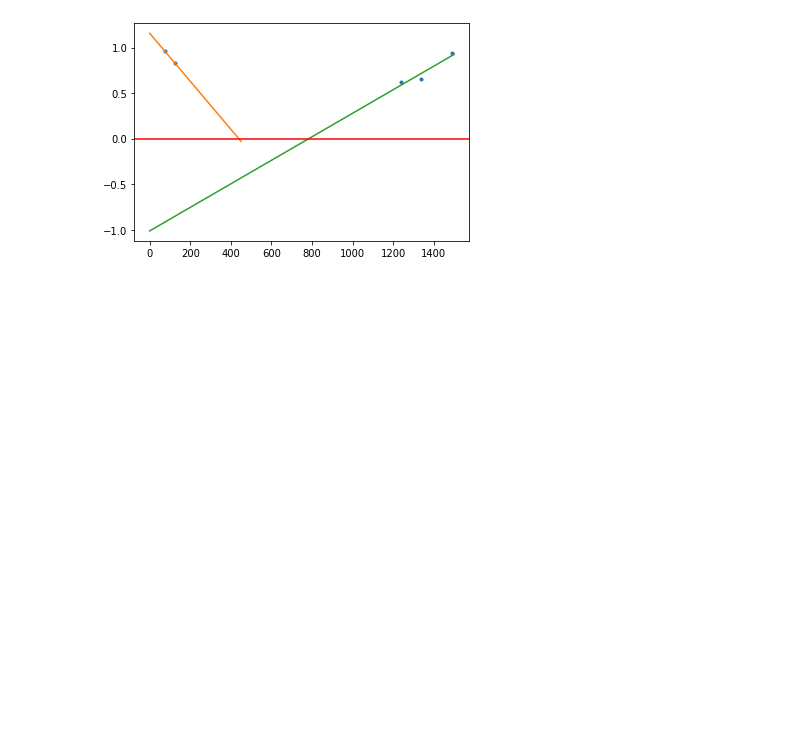
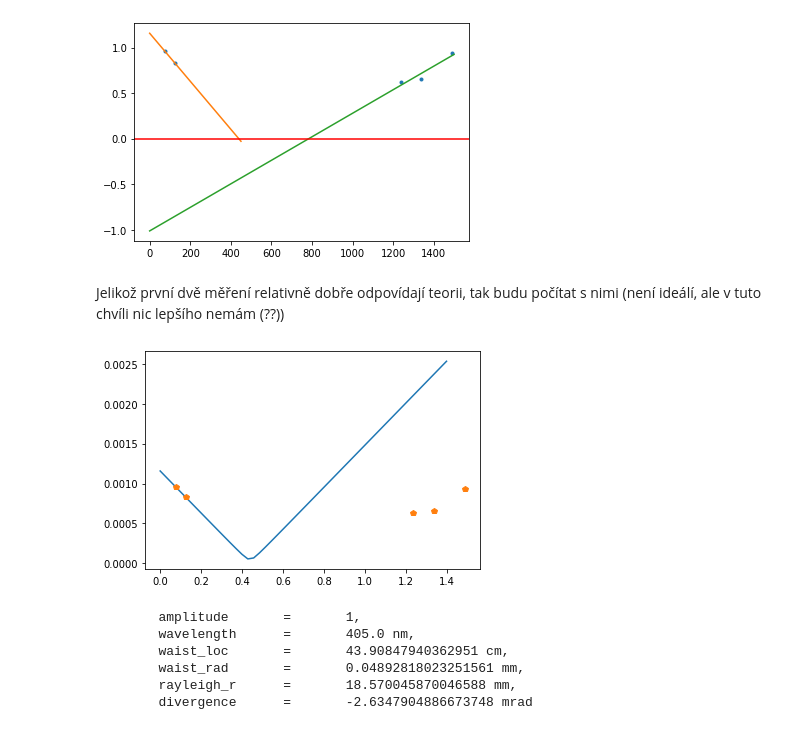
Before and after one commit to david-tomecek-fjfi/dp-beam-scan-knife-edge, a Jupyter notebook: knife_edge.ipynb, the cells around one changed output. Drawn from its saved outputs; the diff is of its cells as text; code cells hidden in the pictures; blank space fills up the shorter version.

```diff
--- a/knife_edge.ipynb
+++ b/knife_edge.ipynb
@@ -89,6 +89,8 @@ for data in INPUT_DATA:
     plt.plot(data["x"], [fit_func(x, w) for x in data["x"]], "-")
     plt.plot(data["x"], data["P"], ".")
     plt.show()
+
+w_arr = np.array(w_arr)
 # %% [output]
 z=75.0 w=0.9592893722305507
 [figure]
@@ -103,7 +105,7 @@ z=1488.0 w=0.9349864319976051
 # %% [markdown]
 ## Vývoj poloměru svzaku při propagaci
 # %%
-z_arr = [d['z'] for d in INPUT_DATA]
+z_arr = np.array([d['z'] for d in INPUT_DATA])
 
 a, b = np.polyfit(z_arr[:2], w_arr[:2], deg=1)
 w_loc = -b/a
@@ -127,0 +126,29 @@ def beam_radius(z, w0, w_loc, wave_length_in_mm):
+# %% [markdown]
+Jelikož první dvě měření relativně dobře odpovídají teorii, tak budu počítat s nimi (není ideálí, ale v tuto chvíli nic lepšího nemám (??))
+# %%
+from optix.beams import GaussianBeam
+z_arr_chosen = np.array(z_arr[:2]) * 10**(-3)
+w_arr_chosen = np.array(w_arr[:2]) * 10**(-3)
+
+a, b = np.polyfit(z_arr_chosen, w_arr_chosen, deg=1)
+
+w_loc = -b/a
+div = np.arctan(a)
+
+# wavelength in milimeers
+gb = GaussianBeam(405e-9, waist_location=w_loc, div=div)
+z_est_arr = np.linspace(0, 1.4)
+w_est_arr = gb.beam_radius(z_est_arr)
+plt.plot(z_est_arr, w_est_arr)
+plt.plot(z_arr*10**(-3), w_arr*10**(-3), "p")
+plt.show()
+
+print(gb)
+# %% [output]
+[figure, added]
+        amplitude       =       1,
+        wavelength      =       405.0 nm,
+        waist_loc       =       43.90847940362951 cm,
+        waist_rad       =       0.04892818023251561 mm,
+        rayleigh_r      =       18.570045870046588 mm,
+        divergence      =       -2.6347904886673748 mrad
```
Also changed, not shown: parts of 1 cell of this notebook.
